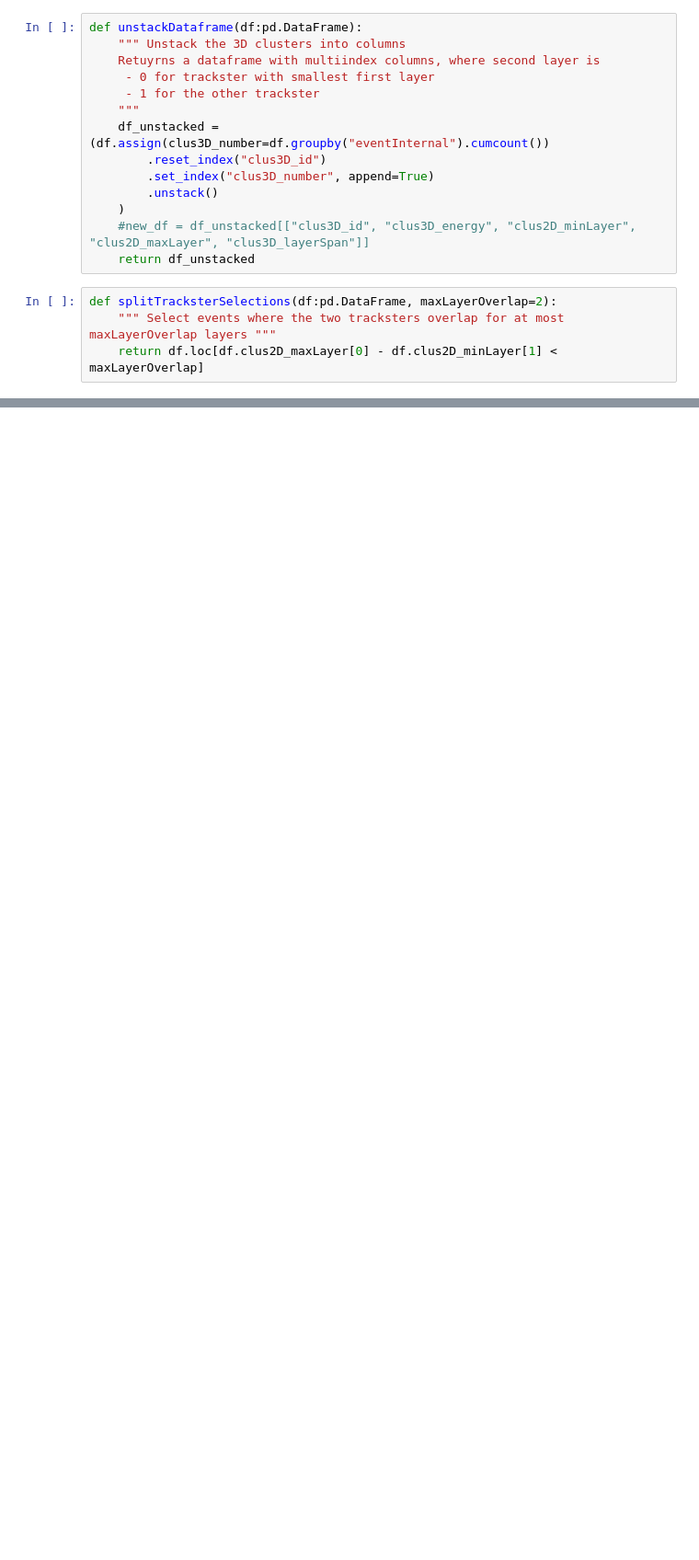
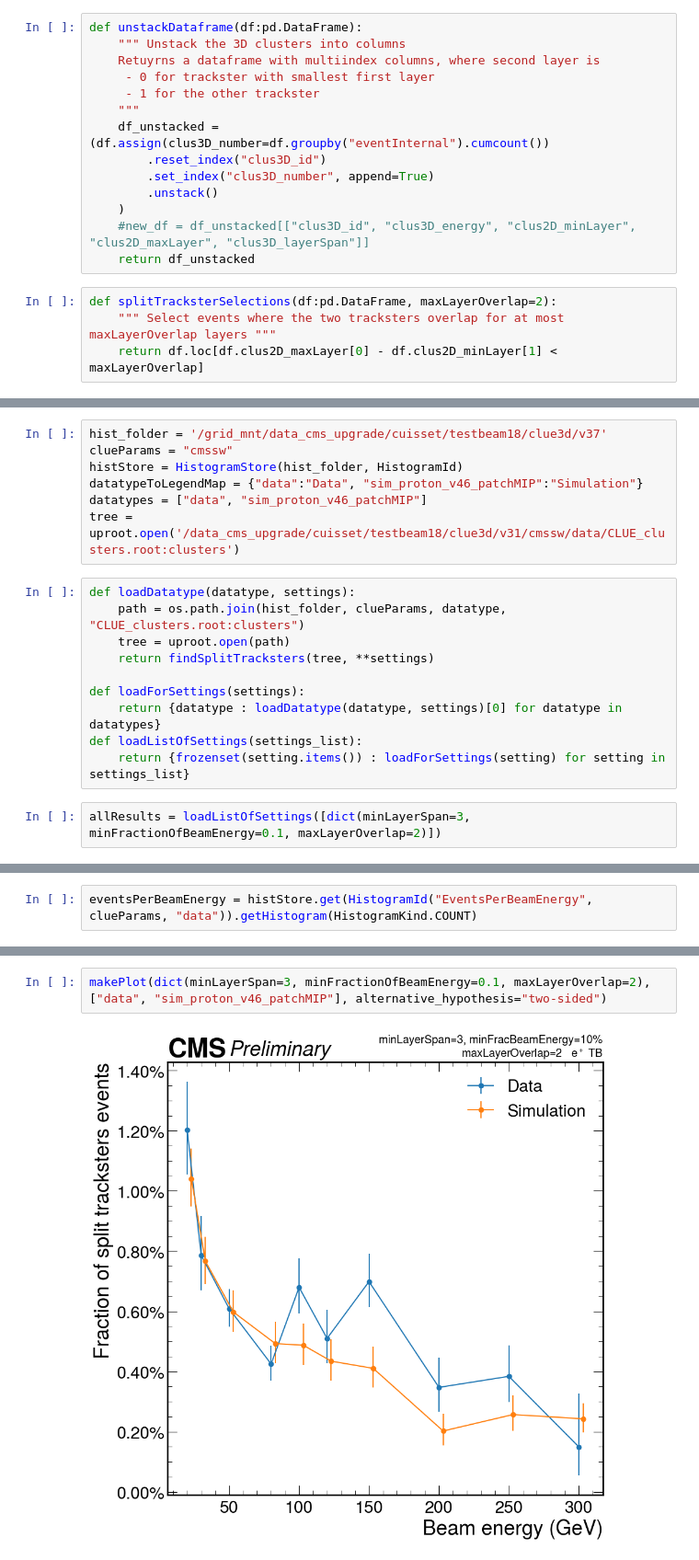
Before and after one commit to tcuisset/HgcalClue3DClusteringPlotting, a Jupyter notebook: event_visualizer_plotly/locateEvents/splitTracksters.ipynb, the cells around one changed output, grey strips where cells are left out. Shown at 92% size. Drawn from its saved outputs; the diff is of its cells as text; blank space fills up the shorter version.

Commit message:
Split trackster events

```diff
--- a/event_visualizer_plotly/locateEvents/splitTracksters.ipynb
+++ b/event_visualizer_plotly/locateEvents/splitTracksters.ipynb
@@ -129,0 +89,19 @@ array([[<Axes: title={'center': '0'}>, <Axes: title={'center': '1'}>]],
+# %%
+hist_folder = '/grid_mnt/data_cms_upgrade/cuisset/testbeam18/clue3d/v37'
+clueParams = "cmssw"
+histStore = HistogramStore(hist_folder, HistogramId)
+datatypeToLegendMap = {"data":"Data", "sim_proton_v46_patchMIP":"Simulation"}
+datatypes = ["data", "sim_proton_v46_patchMIP"]
+tree = uproot.open('/data_cms_upgrade/cuisset/testbeam18/clue3d/v31/cmssw/data/CLUE_clusters.root:clusters')
+# %%
+def loadDatatype(datatype, settings):
+    path = os.path.join(hist_folder, clueParams, datatype, "CLUE_clusters.root:clusters")
+    tree = uproot.open(path)
+    return findSplitTracksters(tree, **settings)
+
+def loadForSettings(settings):
+    return {datatype : loadDatatype(datatype, settings)[0] for datatype in datatypes}
+def loadListOfSettings(settings_list):
+    return {frozenset(setting.items()) : loadForSettings(setting) for setting in settings_list}
+# %%
+allResults = loadListOfSettings([dict(minLayerSpan=3, minFractionOfBeamEnergy=0.1, maxLayerOverlap=2)])
@@ -129,0 +130,2 @@ array([[<Axes: title={'center': '0'}>, <Axes: title={'center': '1'}>]],
+# %%
+eventsPerBeamEnergy = histStore.get(HistogramId("EventsPerBeamEnergy", clueParams, "data")).getHistogram(HistogramKind.COUNT)
@@ -129,0 +186,4 @@ array([[<Axes: title={'center': '0'}>, <Axes: title={'center': '1'}>]],
+# %%
+makePlot(dict(minLayerSpan=3, minFractionOfBeamEnergy=0.1, maxLayerOverlap=2), ["data", "sim_proton_v46_patchMIP"], alternative_hypothesis="two-sided")
+# %% [output]
+[figure, added]
```
Also changed, not shown: parts of 12 cells of this notebook.
